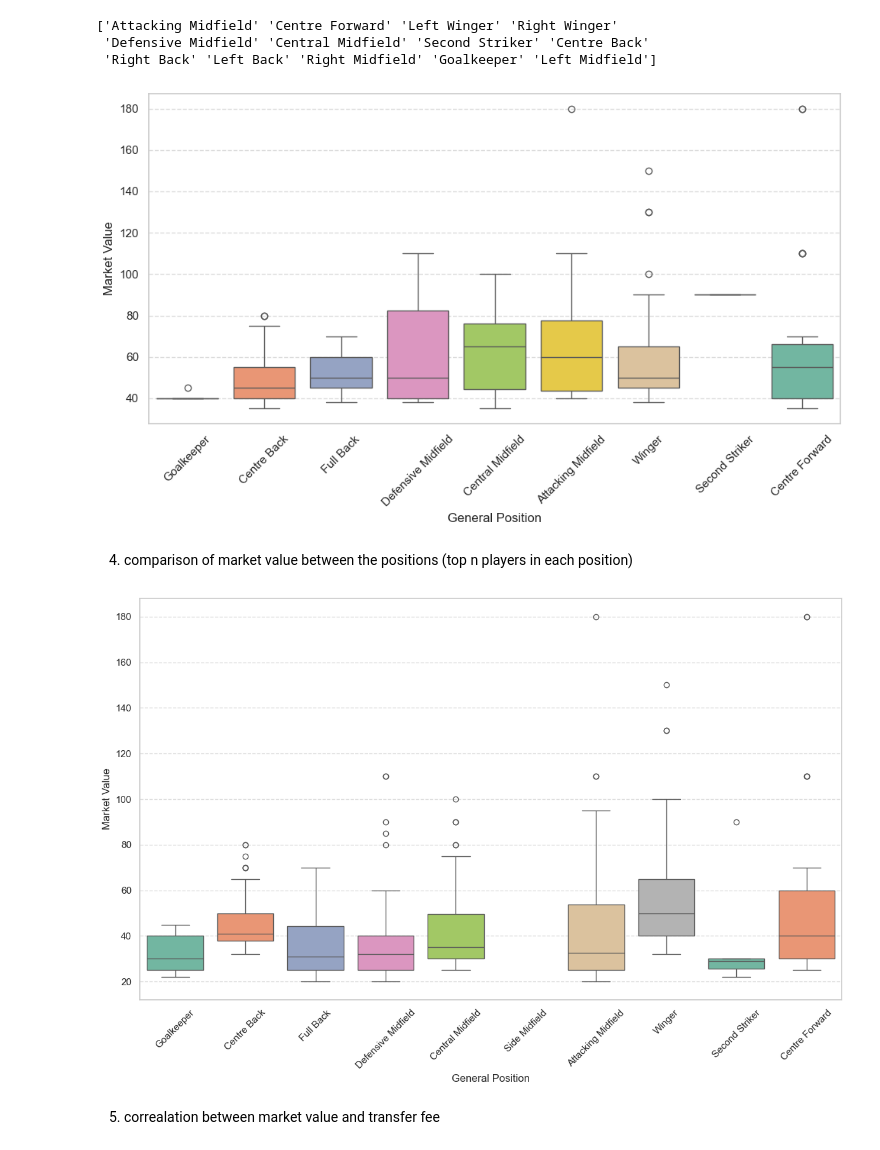
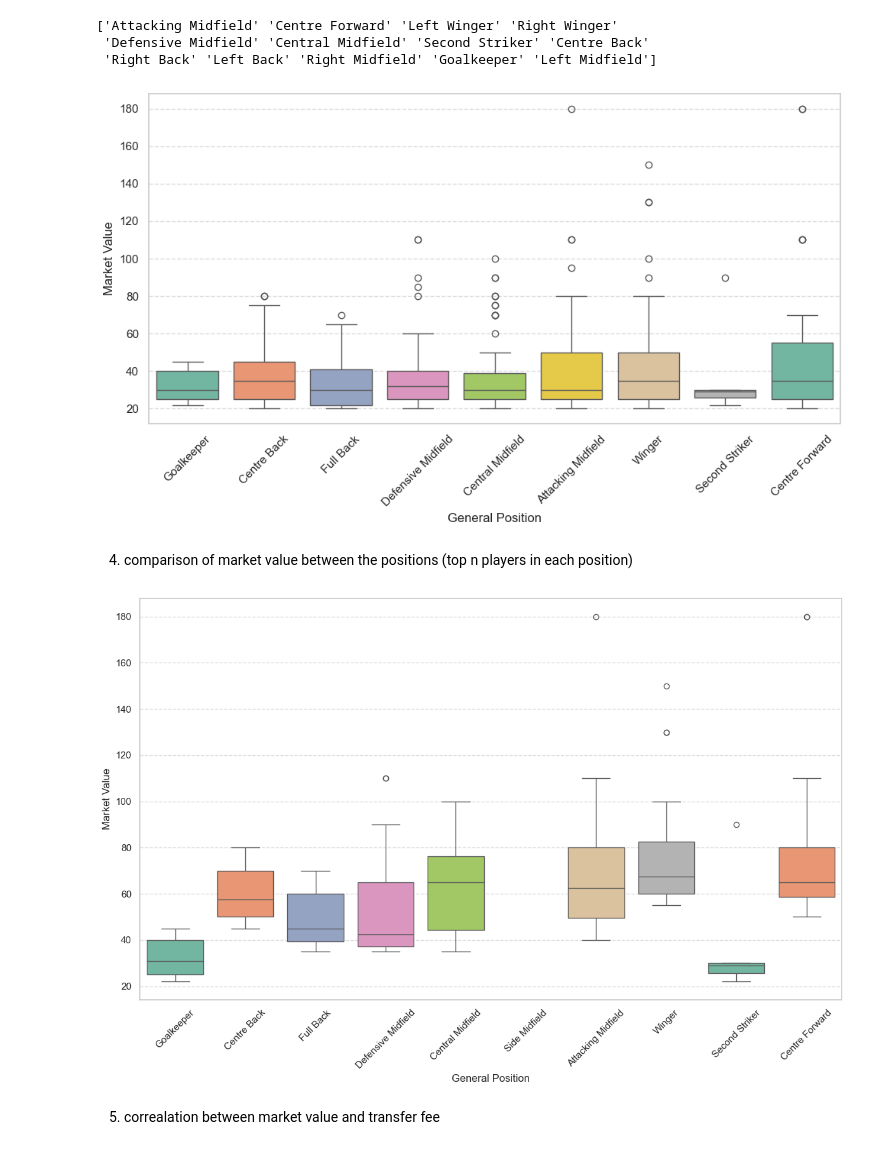
Before and after one commit to shnoam/transfermarket-analysis, a Jupyter notebook: data_analysis.ipynb, the cells around one changed output. Drawn from its saved outputs; the diff is of its cells as text; code cells hidden in the pictures.

Commit message:
box plots fixed

```diff
--- a/data_analysis.ipynb
+++ b/data_analysis.ipynb
@@ -702,42 +702,42 @@ def compare_mv_across_positions(top_n = 100):
     plt.grid(axis='y', linestyle='--', alpha=0.7)
     plt.tight_layout()
     plt.show()
-top_n = 200
+top_n = 500
 compare_mv_across_positions(top_n=top_n)
 # %% [output]
-[figure, old version]
+[figure, new version]
 # %% [markdown]
 4. comparison of market value between the positions (top n players in each position)
 # %%
 
 def get_top_n_players_by_position(df, n):
     top_n_players = pd.DataFrame()
     df['general_position'] = df.apply(generalize_positions, axis=1)
     for position in df['general_position'].unique():
         top_players = df[df['general_position'] == position].nlargest(n, 'current_value')
         top_n_players = pd.concat([top_n_players, top_players])
     return top_n_players
 
 
 def compare_mv_across_positions(top_n_players):
     position_order = ['Goalkeeper', 'Centre Back', 'Full Back', 'Defensive Midfield', 'Central Midfield', 'Side Midfield', 'Attacking Midfield', 'Winger', 'Second Striker', 'Centre Forward']
 
     plt.figure(figsize=(12, 8))
     plt.xlabel('General Position')
     plt.ylabel('Market Value')
     sns.set(style="whitegrid")
     sns.boxplot(x="general_position", y="current_value", data=top_n_players, palette="Set2", order=position_order)
     plt.xticks(rotation=45)
     plt.grid(axis='y', linestyle='--', alpha=0.7)
     plt.tight_layout()
     plt.show()
 
-n = 50
+n = 20
 top_n_players = get_top_n_players_by_position(players_df, n)
 
 compare_mv_across_positions(top_n_players)
 # %% [output]
-[figure, old version]
+[figure, new version]
 # %% [markdown]
 5. correalation between market value and transfer fee
 # %%
```
Also changed, not shown: parts of 1 cell of this notebook.
